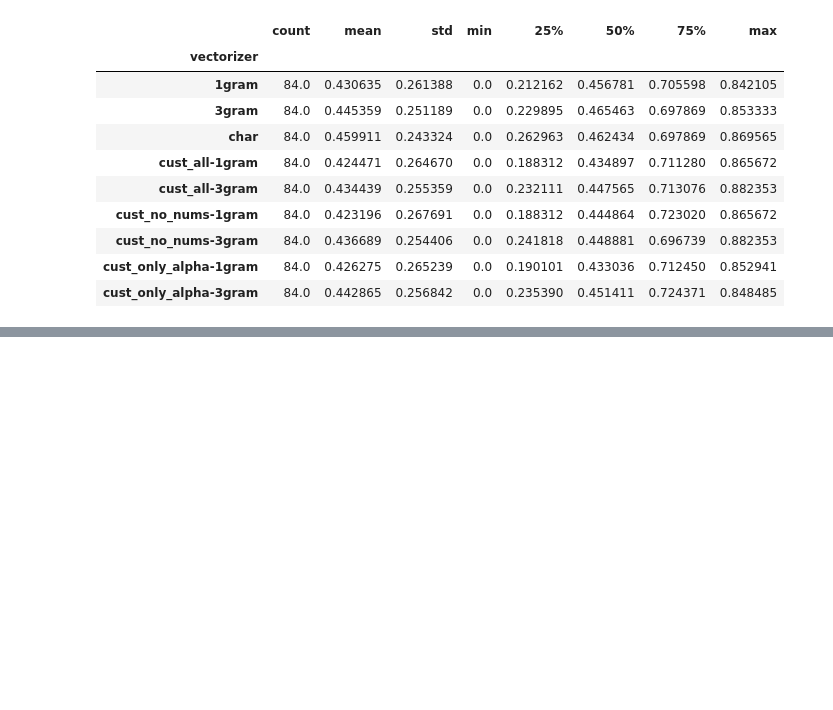
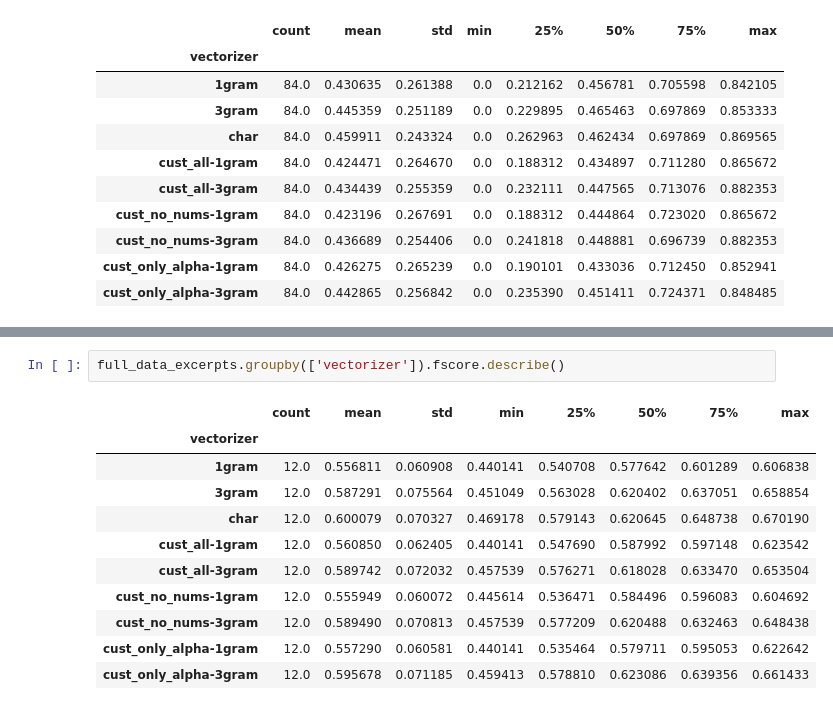
Before and after one commit to anjapago/AnalyzeAccountability, a Jupyter notebook: notebooks/Analysis by Event.ipynb, the cells around one changed output, grey strips where cells are left out. Cells and saved outputs as stored; diff of their text form; blank space fills up the shorter version.

```diff
--- a/notebooks/Analysis by Event.ipynb
+++ b/notebooks/Analysis by Event.ipynb
@@ -165,0 +207,14 @@ excerpt_results_df.groupby(['vectorizer']).fscore.describe()
+# %%
+full_data_excerpts.groupby(['vectorizer']).fscore.describe()
+# %% [output]
+|  | count | mean | std | min | 25% | 50% | 75% | max |
+| vectorizer |  |  |  |  |  |  |  |  |
+| 1gram | 12.0 | 0.556811 | 0.060908 | 0.440141 | 0.540708 | 0.577642 | 0.601289 | 0.606838 |
+| 3gram | 12.0 | 0.587291 | 0.075564 | 0.451049 | 0.563028 | 0.620402 | 0.637051 | 0.658854 |
+| char | 12.0 | 0.600079 | 0.070327 | 0.469178 | 0.579143 | 0.620645 | 0.648738 | 0.670190 |
+| cust_all-1gram | 12.0 | 0.560850 | 0.062405 | 0.440141 | 0.547690 | 0.587992 | 0.597148 | 0.623542 |
+| cust_all-3gram | 12.0 | 0.589742 | 0.072032 | 0.457539 | 0.576271 | 0.618028 | 0.633470 | 0.653504 |
+| cust_no_nums-1gram | 12.0 | 0.555949 | 0.060072 | 0.445614 | 0.536471 | 0.584496 | 0.596083 | 0.604692 |
+| cust_no_nums-3gram | 12.0 | 0.589490 | 0.070813 | 0.457539 | 0.577209 | 0.620488 | 0.632463 | 0.648438 |
+| cust_only_alpha-1gram | 12.0 | 0.557290 | 0.060581 | 0.440141 | 0.535464 | 0.579711 | 0.595053 | 0.622642 |
+| cust_only_alpha-3gram | 12.0 | 0.595678 | 0.071185 | 0.459413 | 0.578810 | 0.623086 | 0.639356 | 0.661433 |
```
Also changed, not shown: parts of 7 cells of this notebook.
